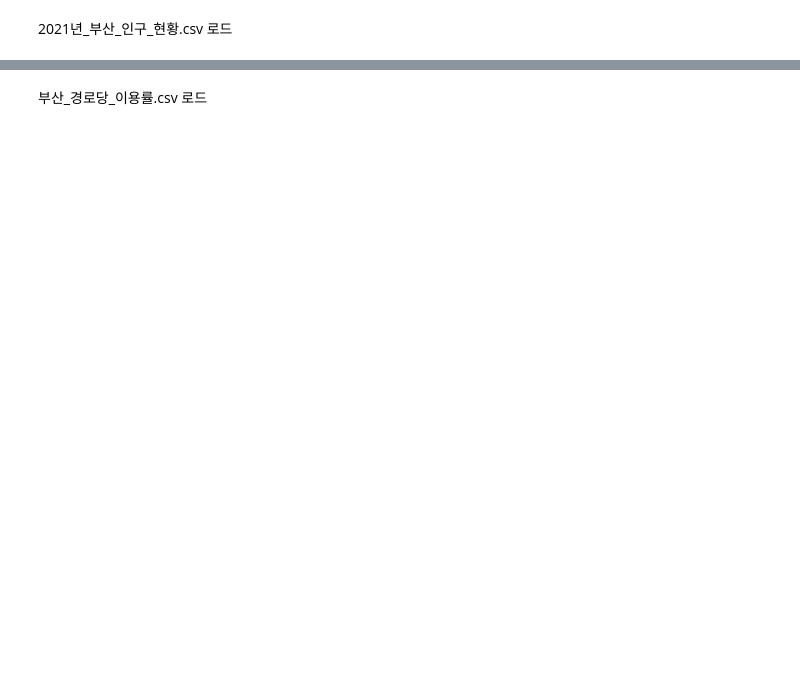
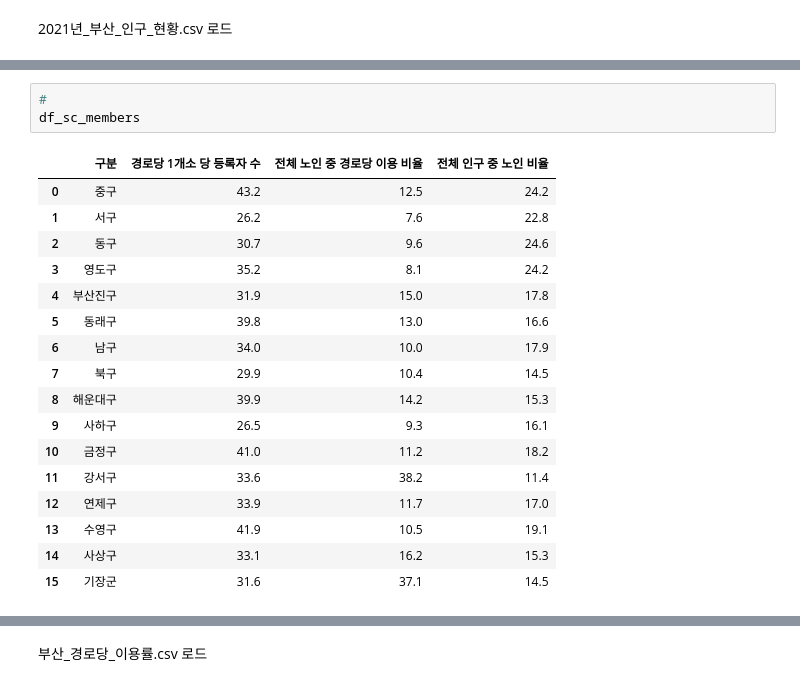
Before and after one commit to jhparkland/Data_Analytics_for_Age_friendly_busan, a Jupyter notebook: Busan_Senior_Center(BSC)의_시급한_개선을_위한_입지_분석_모델.ipynb, the cells around one changed output, grey strips where cells are left out. Drawn from its saved outputs; the diff is of its cells as text; blank space fills up the shorter version.

```diff
--- a/Busan_Senior_Center(BSC)의_시급한_개선을_위한_입지_분석_모델.ipynb
+++ b/Busan_Senior_Center(BSC)의_시급한_개선을_위한_입지_분석_모델.ipynb
@@ -94 +206,22 @@ from shapely.geometry import Polygon
+# %%
+#
+df_sc_members
+# %% [output]
+|  | 구분 | 경로당 1개소 당 등록자 수 | 전체 노인 중 경로당 이용 비율 | 전체 인구 중 노인 비율 |
+| 0 | 중구 | 43.2 | 12.5 | 24.2 |
+| 1 | 서구 | 26.2 | 7.6 | 22.8 |
+| 2 | 동구 | 30.7 | 9.6 | 24.6 |
+| 3 | 영도구 | 35.2 | 8.1 | 24.2 |
+| 4 | 부산진구 | 31.9 | 15.0 | 17.8 |
+| 5 | 동래구 | 39.8 | 13.0 | 16.6 |
+| 6 | 남구 | 34.0 | 10.0 | 17.9 |
+| 7 | 북구 | 29.9 | 10.4 | 14.5 |
+| 8 | 해운대구 | 39.9 | 14.2 | 15.3 |
+| 9 | 사하구 | 26.5 | 9.3 | 16.1 |
+| 10 | 금정구 | 41.0 | 11.2 | 18.2 |
+| 11 | 강서구 | 33.6 | 38.2 | 11.4 |
+| 12 | 연제구 | 33.9 | 11.7 | 17.0 |
+| 13 | 수영구 | 41.9 | 10.5 | 19.1 |
+| 14 | 사상구 | 33.1 | 16.2 | 15.3 |
+| 15 | 기장군 | 31.6 | 37.1 | 14.5 |
 # %%
```
Also changed, not shown: parts of 95 cells of this notebook.
